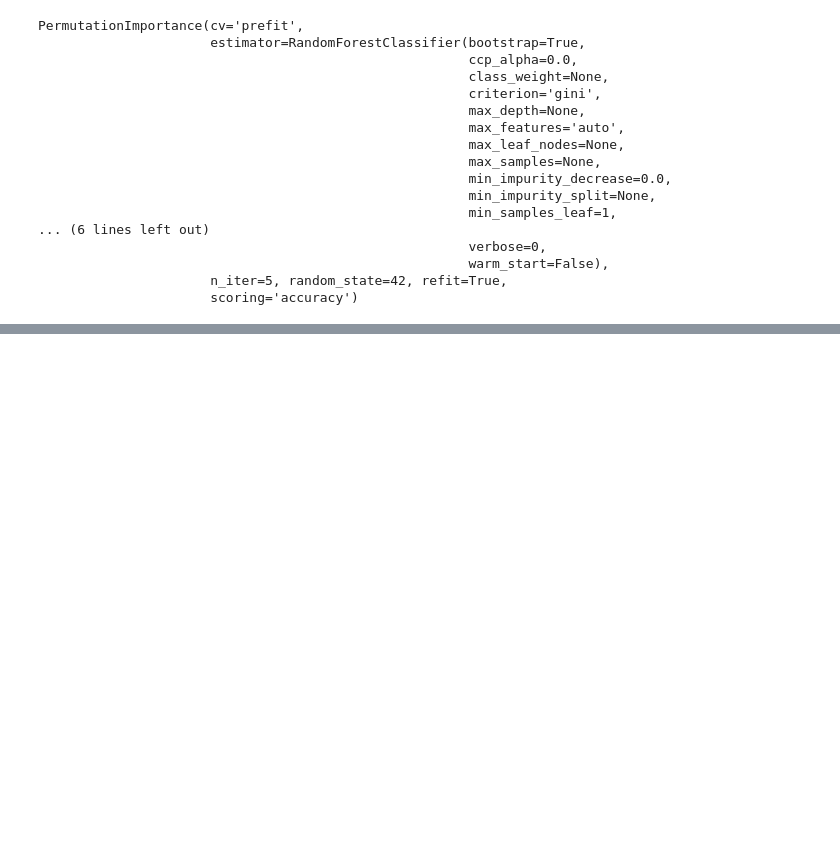
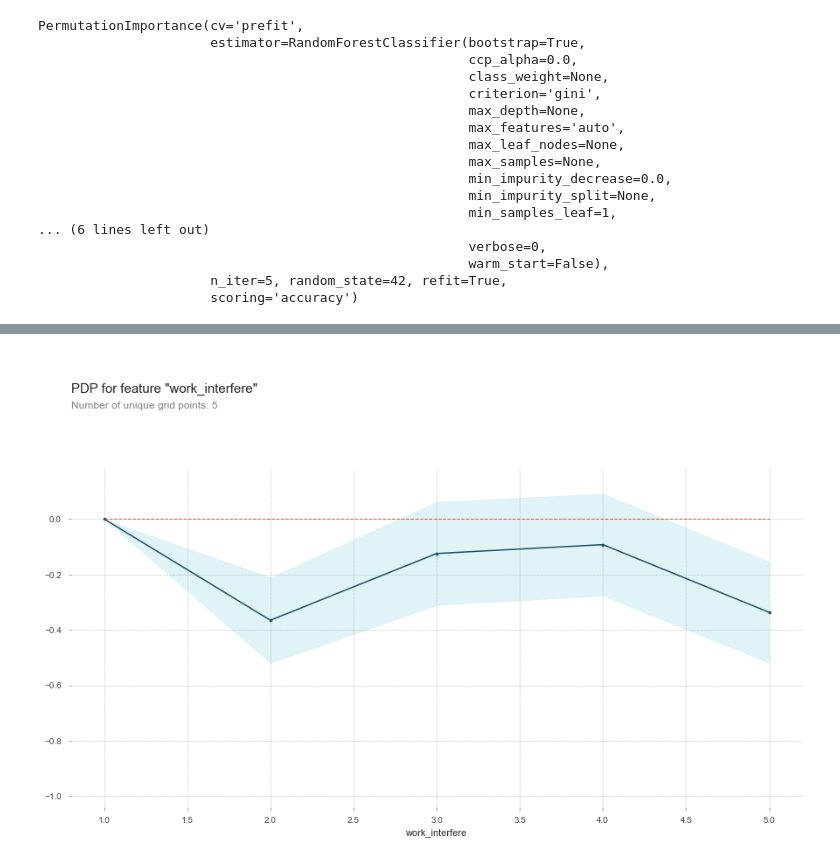
Before and after one commit to rawalk/Build_2, a Jupyter notebook: Untitled.ipynb, the cells around one changed output, grey strips where cells are left out. Drawn from its saved outputs; the diff is of its cells as text; code cells hidden in the pictures; blank space fills up the shorter version.

```diff
--- a/Untitled.ipynb
+++ b/Untitled.ipynb
@@ -591,0 +615,12 @@ Validation accuracy: 0.812
+# %%
+import matplotlib.pyplot as plt
+plt.rcParams['figure.dpi'] = 100
+# %%
+features = X_train.columns
+# %%
+# Use Ordinal Encoder, outside of a pipeline
+encoder = ce.OrdinalEncoder()
+X_encoded = encoder.fit_transform(X_train)
+
+model = RandomForestClassifier(n_estimators=100, random_state=42, n_jobs=-1)
+model.fit(X_encoded, y_train)
@@ -591,0 +636,10 @@ Validation accuracy: 0.812
+# %%
+# Use Pdpbox
+%matplotlib inline
+import matplotlib.pyplot as plt
+from pdpbox import pdp
+feature = 'work_interfere'
+pdp_dist = pdp.pdp_isolate(model=model, dataset=X_encoded, model_features=features, feature=feature)
+pdp.pdp_plot(pdp_dist, feature);
+# %% [output]
+[figure, added]
```
Also changed, not shown: parts of 16 cells of this notebook.
